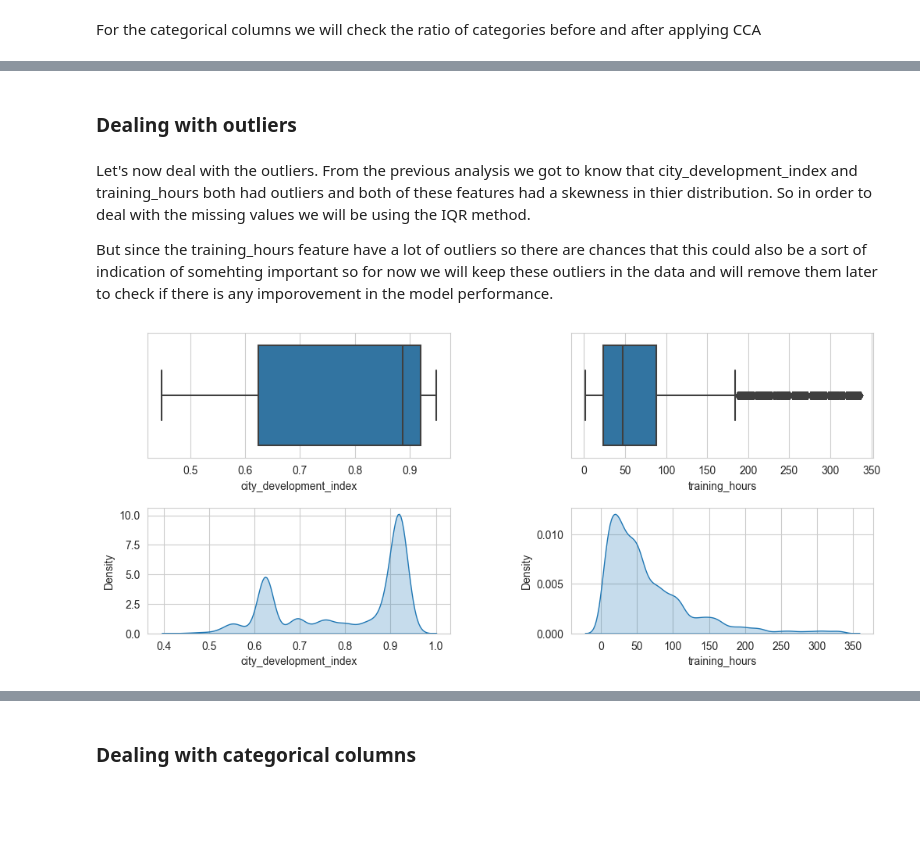
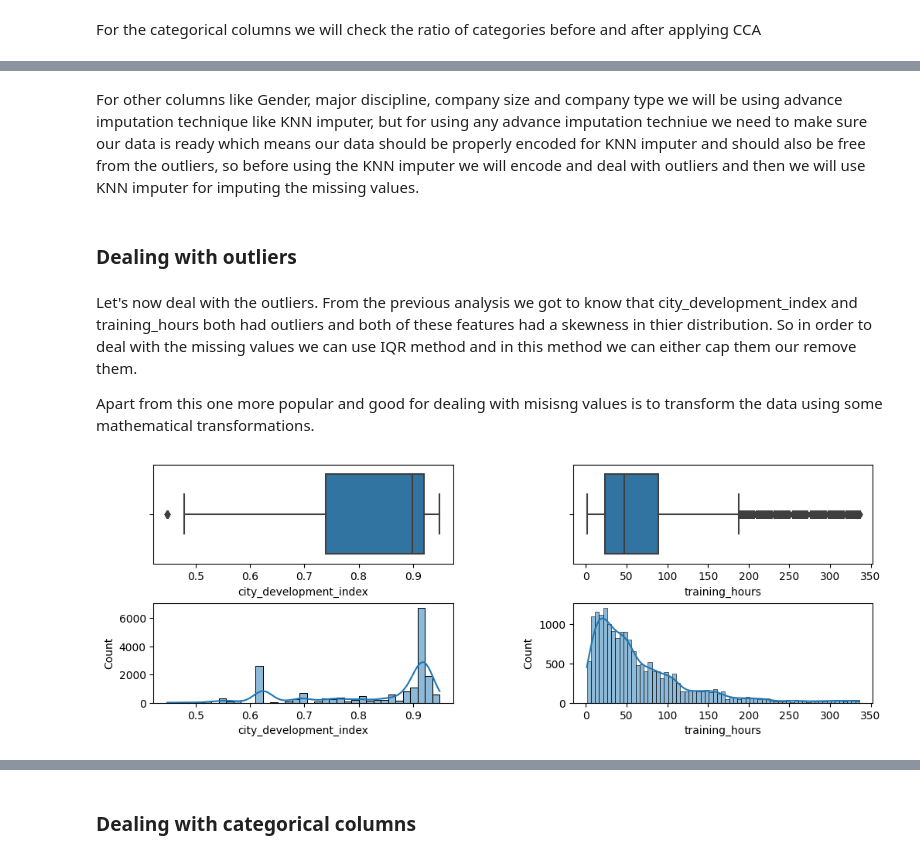
Before and after one commit to yuvraaj2002/Old_projects, a Jupyter notebook: Data Science Job prediction/notebook/Main_Code_DS.ipynb, the cells around one changed output, grey strips where cells are left out. Cells and saved outputs as stored; diff of their text form; code cells hidden in the pictures; blank space fills up the shorter version.

Commit message:
Dealt with missing values using simple imputation techniques and also transformed the data of 2 columns for handling effect of outliers

```diff
--- a/Data Science Job prediction/notebook/Main_Code_DS.ipynb
+++ b/Data Science Job prediction/notebook/Main_Code_DS.ipynb
@@ -168,4 +178,0 @@ During this phase the things which we will be doing are
-# %%
-# Dropping the unnecessary columns from the dataframe
-df = df.drop(['enrollee_id','city'],axis=1)
-df.head(3)
@@ -216,7 +188,6 @@ For the complete data processing we will be creating a pipeline, but before maki
 # %%
 # Creating a copy of the dataframe
-New_df = pd.concat([X_new,y_new],axis=1)
-temp_df = New_df.copy()
+temp_df = df.copy()
 temp_df.head(3)
 # %% [output]
 |  | city_development_index | gender | relevent_experience | enrolled_university | education_level | ... |
@@ -238,14 +209,15 @@ impute_nan = temp_df[Less_5PER].copy()
 # Dropping all the rows having column values as NaN
 remove_nan.dropna(inplace=True)
 
-# Mean imputation
-impute_nan['city_development_index'].fillna(impute_nan['city_development_index'].mean(),inplace=True)
-impute_nan['experience'].fillna(impute_nan['city_development_index'].mean(),inplace=True)
-impute_nan['training_hours'].fillna(impute_nan['city_development_index'].mean(),inplace=True)
+# Imputation
+mean_impute_cols = ['city_development_index','experience','training_hours']
+mode_impute_cols = ['enrolled_university','education_level']
 
-# Mode imputation
-impute_nan['enrolled_university'].fillna(impute_nan['enrolled_university'].mode().values[0],inplace=True)
-impute_nan['education_level'].fillna(impute_nan['education_level'].mode().values[0],inplace=True)
+for cols in mean_impute_cols:
+    impute_nan[cols].fillna(impute_nan[cols].mean(),inplace=True)
+
+for cols in mode_impute_cols:
+    impute_nan[cols].fillna(impute_nan[cols].mode()[0],inplace=True)
 # %%
 # Now let's visualize the distributions before and after implemnting CCA on numerical features
 fig, ax = plt.subplots(1, 3, figsize=(17, 3.3))
@@ -319,0 +277,9 @@ plt.show()
+# %%
+mean_impute_cols = ['city_development_index','experience','training_hours']
+mode_impute_cols = ['enrolled_university','education_level']
+
+for cols in mean_impute_cols:
+    temp_df[cols].fillna(temp_df[cols].mean(),inplace=True)
+
+for cols in mode_impute_cols:
+    temp_df[cols].fillna(temp_df[cols].mode()[0],inplace=True)
@@ -320,20 +299,22 @@ plt.show()
+# %% [markdown]
+For other columns like Gender, major discipline, company size and company type we will be using advance imputation technique like KNN imputer, but for using any advance imputation techniue we need to make sure our data is ready which means our data should be properly encoded for KNN  imputer and should also be free from the outliers, so before using the KNN imputer we will encode and deal with outliers and then we will use KNN imputer for imputing the missing values.
 # %% [markdown]
 ### Dealing with outliers
 # %% [markdown]
-Let's now deal with the outliers. From the previous analysis we got to know that city_development_index and training_hours both had outliers and both of these features had a skewness in thier distribution. So in order to deal with the missing values we will be using the IQR method.
+Let's now deal with the outliers. From the previous analysis we got to know that city_development_index and training_hours both had outliers and both of these features had a skewness in thier distribution. So in order to deal with the missing values we can use IQR method and in this method we can either cap them our remove them.
 
-But since the training_hours feature have a lot of outliers so there are chances that this could also be a sort of indication of somehting important so for now we will keep these outliers in the data and will remove them later to check if there is any imporovement in the model performance.
+Apart from this one more popular and good for dealing with misisng values is to transform the data using some mathematical transformations.
 # %%
 # Let's check if there are any outliers in the numerical columns
-fig,ax = plt.subplots(2,2,figsize=(12,5))
+fig,ax = plt.subplots(2,2,figsize=(12,4))
 
 sns.boxplot(x = temp_df['city_development_index'],ax = ax[0][0])
 sns.boxplot(x = temp_df['training_hours'],ax = ax[0][1])
 
-sns.kdeplot(data = temp_df['city_development_index'],ax = ax[1][0],fill=True)
-sns.kdeplot(data = temp_df['training_hours'],ax = ax[1][1],fill=True)
+sns.histplot(data = temp_df['city_development_index'],ax = ax[1][0],kde=True)
+sns.histplot(data = temp_df['training_hours'],ax = ax[1][1],kde=True)
 
 plt.subplots_adjust(hspace=0.4,wspace=0.4)
 plt.show()
 # %% [output]
-[figure, old version]
+[figure, new version]
```
Also changed, not shown: parts of 19 cells of this notebook.
